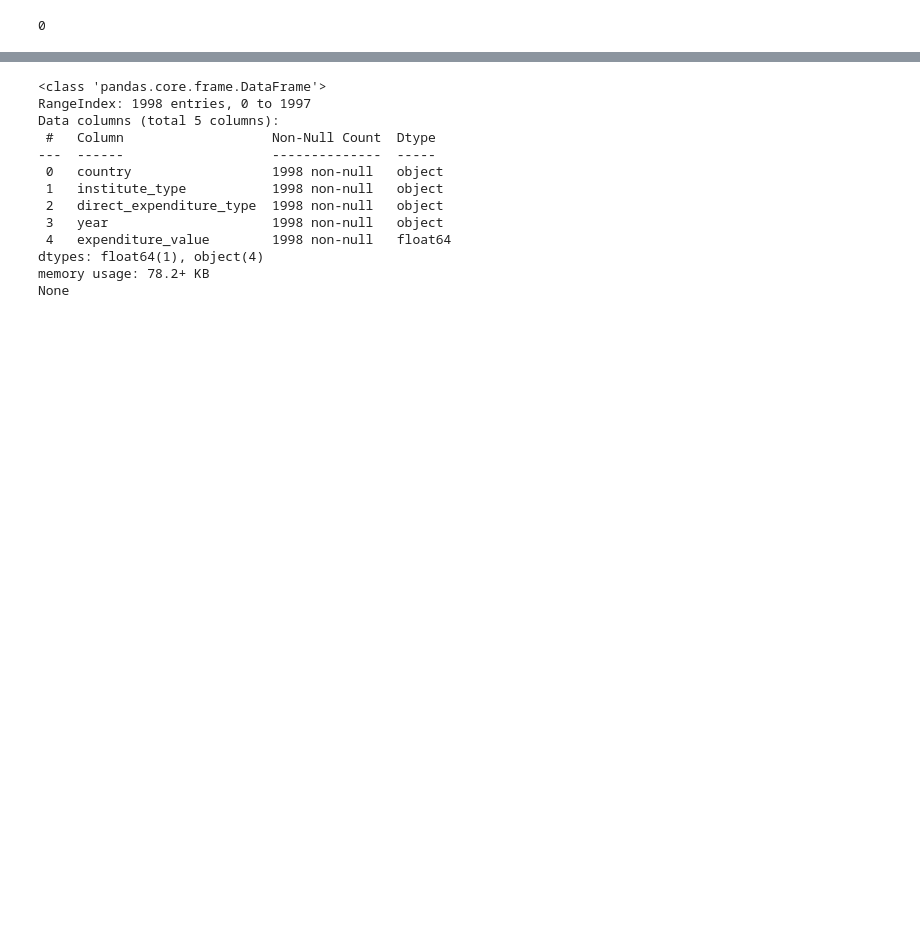
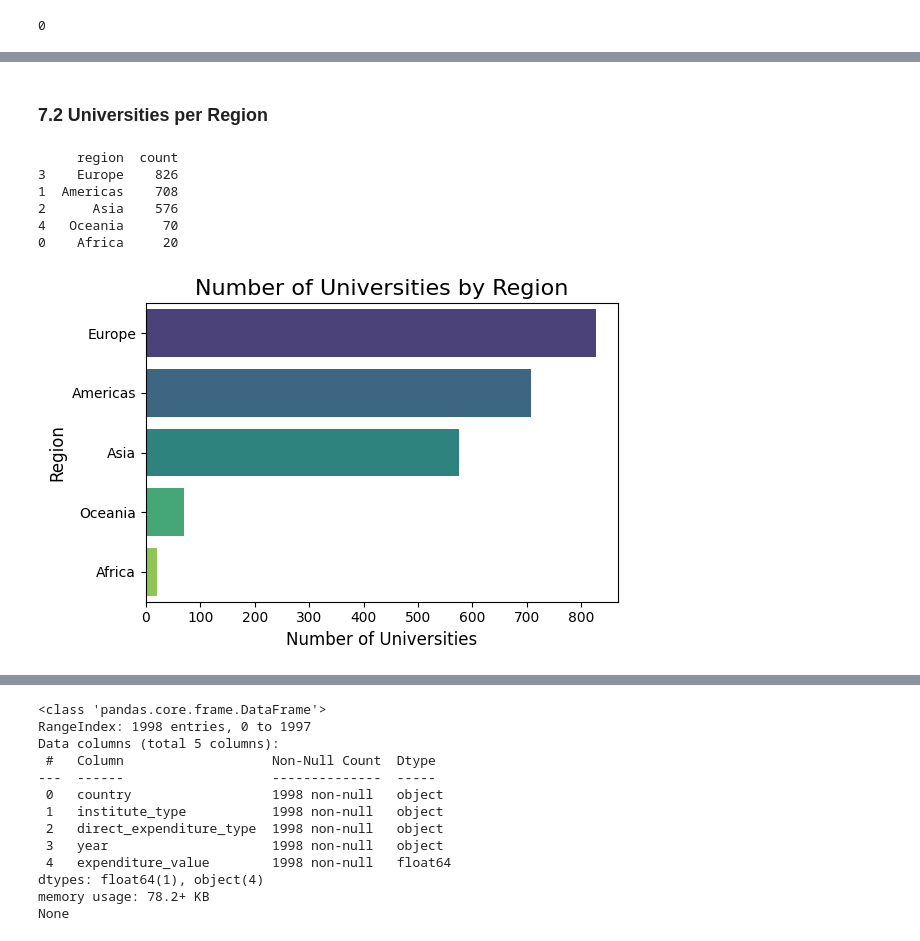
Before and after one commit to dineshthakur1205/University-Ranking, a Jupyter notebook: DOPP_Ex2.ipynb, the cells around one changed output, grey strips where cells are left out. Drawn from its saved outputs; the diff is of its cells as text; code cells hidden in the pictures; blank space fills up the shorter version.

```diff
--- a/DOPP_Ex2.ipynb
+++ b/DOPP_Ex2.ipynb
@@ -264,0 +214,26 @@ year_column = education_expenditure.columns[education_expenditure.columns.str.ma
+# %% [markdown]
+### 7.2 Universities per Region
+# %%
+# Group by 'region' and count the number of institutions
+universities_per_region = cwur_world_merged.groupby('region').size().reset_index(name='count')
+
+# Sort the results in descending order for better readability
+universities_per_region = universities_per_region.sort_values(by='count', ascending=False)
+print(universities_per_region)
+
+# Bar plot for universities per region
+plt.figure(figsize=(6, 4))
+sns.barplot(data=universities_per_region, x='count', y='region', hue='region', palette='viridis')
+plt.title('Number of Universities by Region', fontsize=16)
+plt.xlabel('Number of Universities', fontsize=12)
+plt.ylabel('Region', fontsize=12)
+plt.tight_layout()
+plt.show()
+# %% [output]
+     region  count
+3    Europe    826
+1  Americas    708
+2      Asia    576
+4   Oceania     70
+0    Africa     20
+[figure, added]
```
Also changed, not shown: parts of 95 cells of this notebook.
